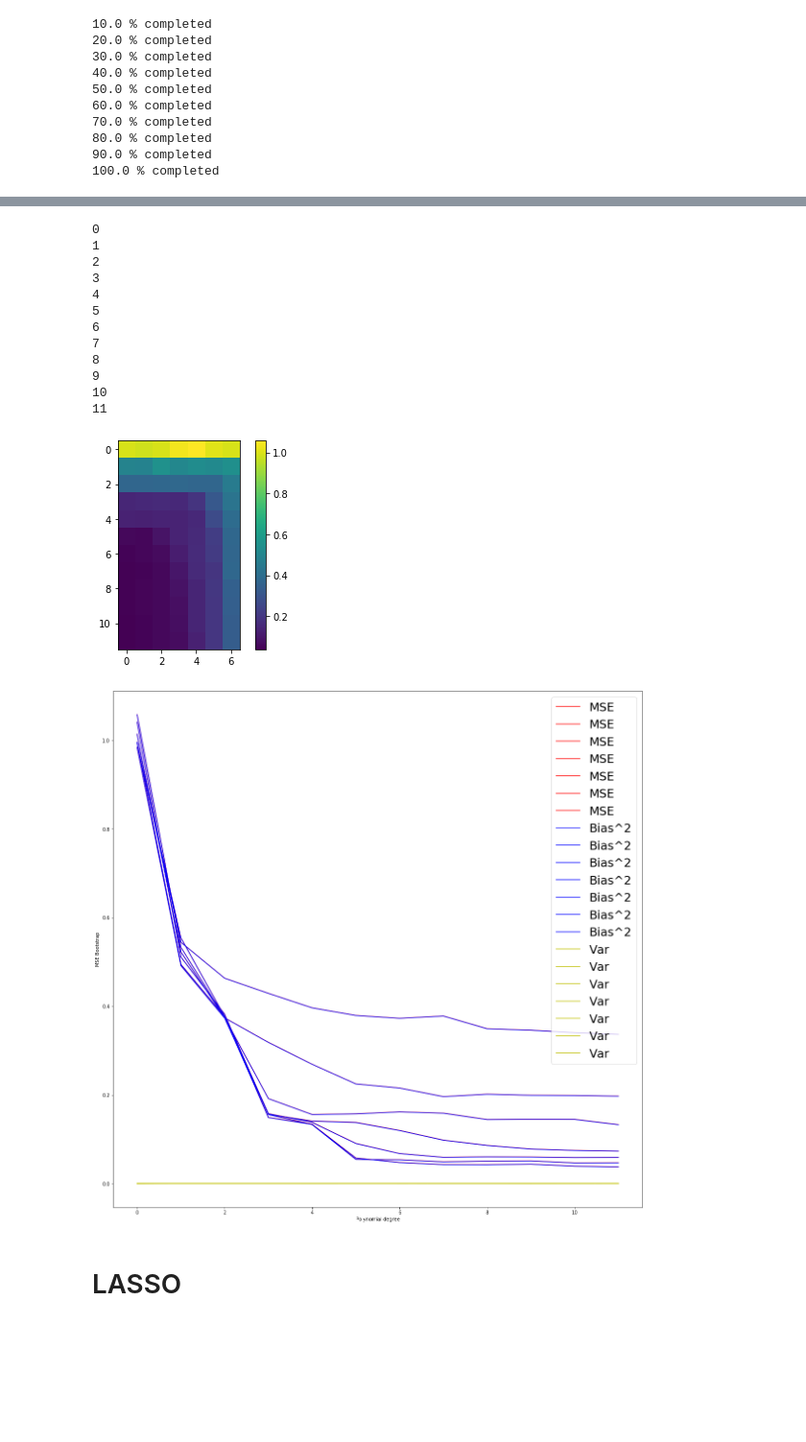
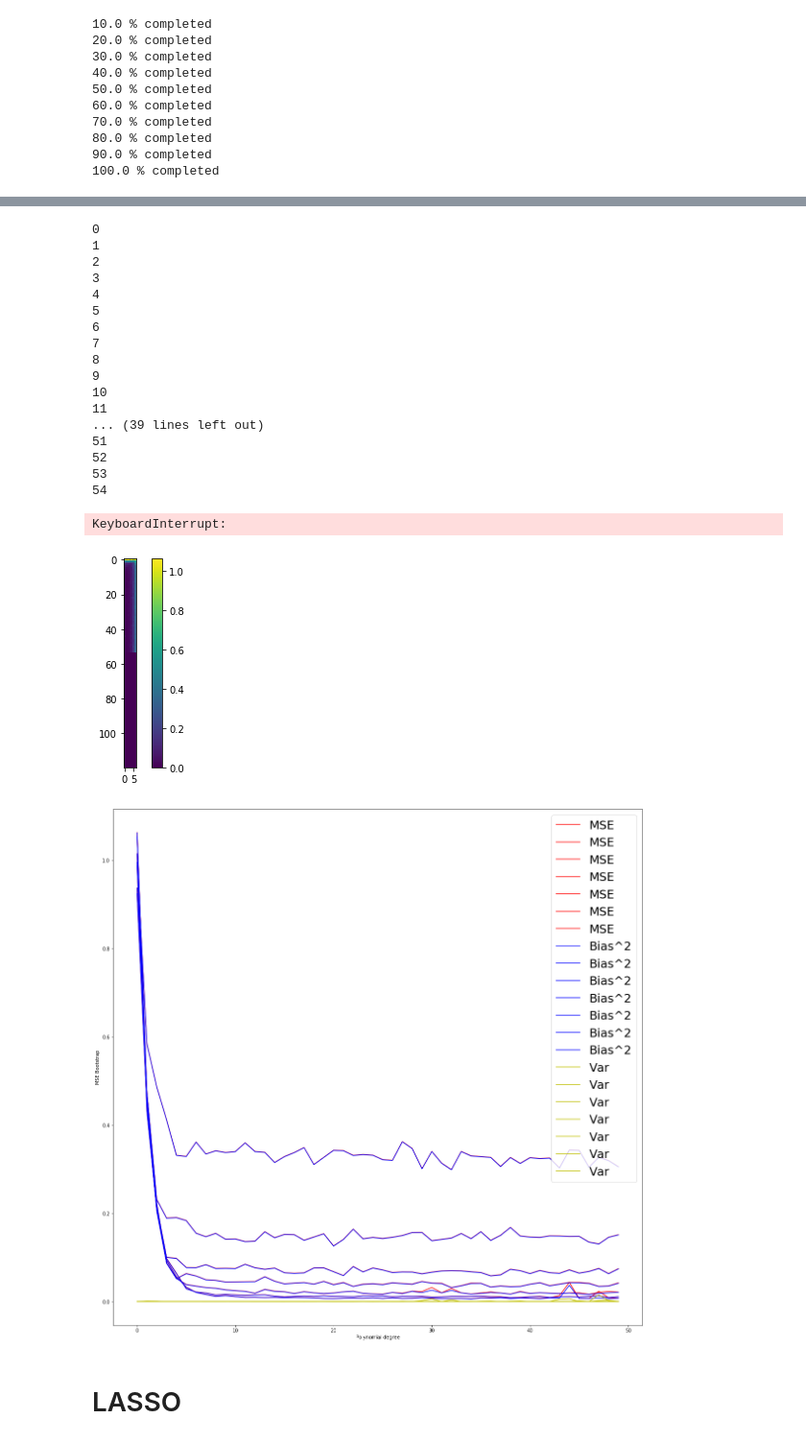
Before and after one commit to VemundST/Project1, a Jupyter notebook: main.ipynb, the cells around one changed output, grey strips where cells are left out. Shown at 96% size. Cells and saved outputs as stored; diff of their text form; code cells hidden in the pictures; blank space fills up the shorter version.

```diff
--- a/main.ipynb
+++ b/main.ipynb
@@ -40,7 +40,7 @@ y           = np.linspace(0, 1, n_x)
 
 
 x_mesh, y_mesh  = np.meshgrid(x,y)
-noise_level     = 0.10
+noise_level     = 0.25
 frank           = fx.FrankeFunction(x_mesh, y_mesh, noise_level)
 
 # Plot the surface.
@@ -976,6 +982,8 @@ plt.show()
 # subselecting the data, normalizing, creating x and y
 #terrain_n = terrain_data[250:500,1000:1250]
 terrain_n = terrain_data[1400:1475,750:825]
+terrain_n = terrain_data[1400:1445,750:795]
+
 terrain_norm = (terrain_n-np.mean(terrain_n))/np.std(terrain_n) #normalizing data
 terrain=terrain_norm
 nx,ny = terrain.shape
@@ -1414,7 +1406,7 @@ plt.show()
 # %%
 N = 100
-degrees = np.arange(0,12)
-lambdas=np.logspace(-4,2,7)
+degrees = np.arange(0,120)
+lambdas=np.logspace(-6,2,7)
 
 err=np.empty([len(degrees),len(lambdas)])
 bi=np.empty([len(degrees),len(lambdas)])
@@ -1441,29 +1433,35 @@ for degree in degrees:
 9
 10
 11
+... (39 lines left out)
+51
+52
+53
+54
+KeyboardInterrupt:
 # %%
 plt.imshow(bi)
 plt.colorbar()
 plt.show()
 
 
-max_pd=12
+max_pd=50
 plt.figure(figsize=(20,20))
 plt.plot(degrees[:max_pd],err[:max_pd],'red',label='MSE')
 plt.plot(degrees[:max_pd],np.asarray(bi[:max_pd]),'b',label='Bias^2')
 plt.plot(degrees[:max_pd],vari[:max_pd],'y',label='Var')
 summ=np.zeros(len(vari))
 #for i in range(len(err)):
 #    summ[i]=vari[i]+bi[i]
 #plt.plot(degrees[:max_pd],summ[:max_pd],'ro',label='sum')
 
 plt.xlabel('Polynomial degree')
 plt.ylabel('MSE Bootstrap')
 plt.legend(fontsize=25)
 plt.show()
 # %% [output]
-[figure, old version]
+[figure, new version]
-[figure, old version]
+[figure, new version]
 # %% [markdown]
 # LASSO
 # %%
```
Also changed, not shown: parts of 45 cells of this notebook, 12 other files.
